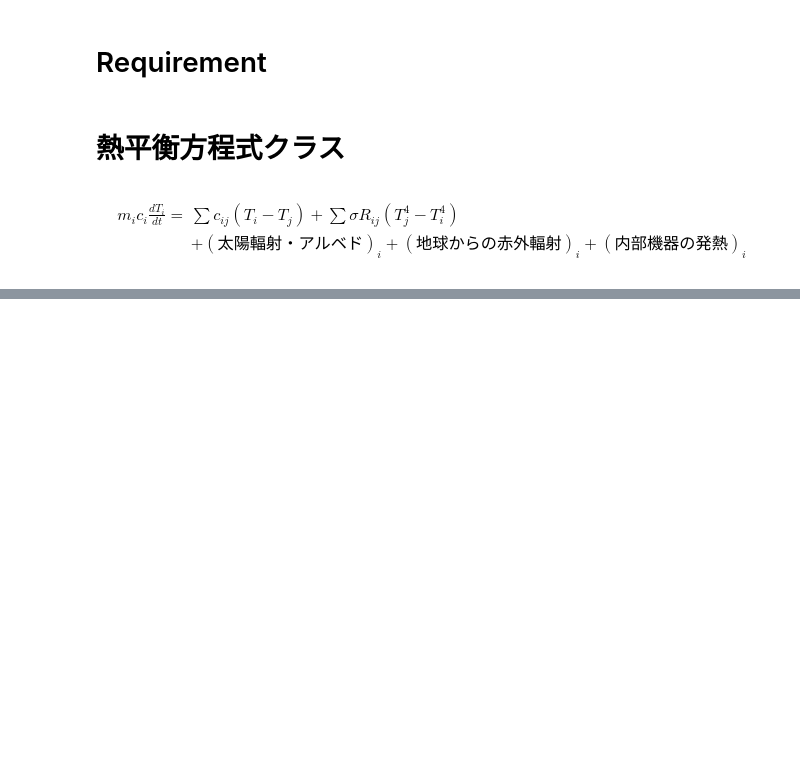
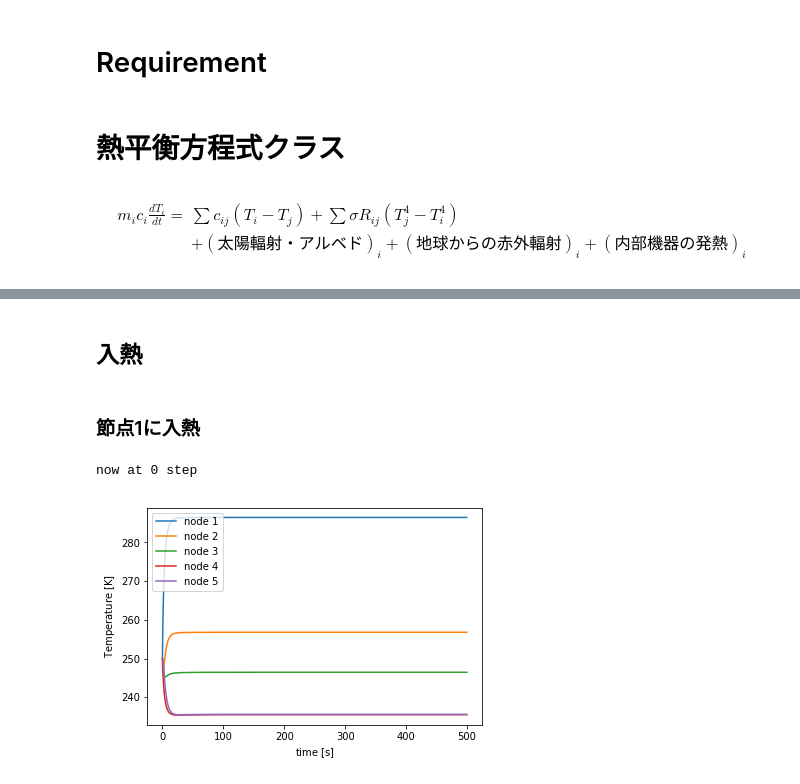
Before and after one commit to kminoda/seed_bank_in_space, a Jupyter notebook: src/thermal_simu_cylinder.ipynb, the cells around one changed output, grey strips where cells are left out. Drawn from its saved outputs; the diff is of its cells as text; code cells hidden in the pictures; blank space fills up the shorter version.

```diff
--- a/src/thermal_simu_cylinder.ipynb
+++ b/src/thermal_simu_cylinder.ipynb
@@ -165,4 +280,27 @@ T_rev = 2*math.pi*math.sqrt((r*10**3)**3/G/M_e)
 # %%
 ### 計算用の定数決定 ###
 dt = 0.5
-n_steps = 30000
+n_steps = 1000
+# %% [markdown]
+## 入熱
+# %%
+def get_Q1(n_steps,A,alpha,eps):
+    return ((alpha[0] * A[0] * 1 * Ps)*np.ones(n_steps)).tolist()
+def get_Q2(n_steps,A,alpha,eps):
+    return ((alpha[1] * A[1] * 1 / np.pi * Ps)*np.ones(n_steps)).tolist()
+def get_Q4(n_steps,A,alpha,eps):
+    return ((alpha[3] * A[3] * 1 / np.pi * Ps)*np.ones(n_steps)).tolist()
+def get_Q5(n_steps,A,alpha,eps):
+    return ((alpha[4] * A[4] * 1 * Ps)*np.ones(n_steps)).tolist()
+# %% [markdown]
+### 節点1に入熱
+# %%
+eq = Thermal_eq(n_nodes=n_nodes,n_steps=n_steps,dt=dt)
+eq.set_params(param_m=m_i,param_C=C_ij,param_c=c_i,param_R=R_ij)
+eq.set_Q_in(1,get_Q1(n_steps,A,alpha,eps))
+T_init = [250.,250.,250.,250.,250.,3.]
+eq.solve_eq(T_init)
+eq.plot_T(save=True,name='into_1')
+# %% [output]
+now at 0 step
+[figure, added]
```
Also changed, not shown: parts of 27 cells of this notebook, 8 other files.
